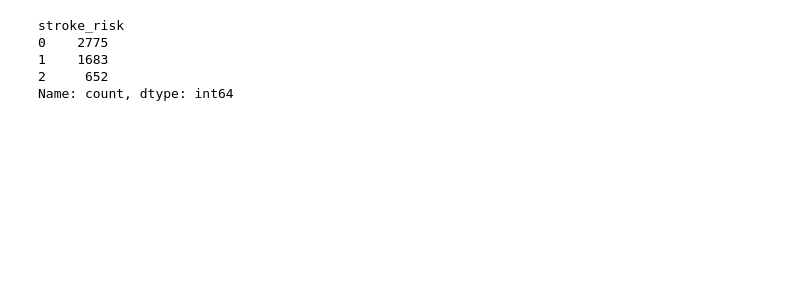
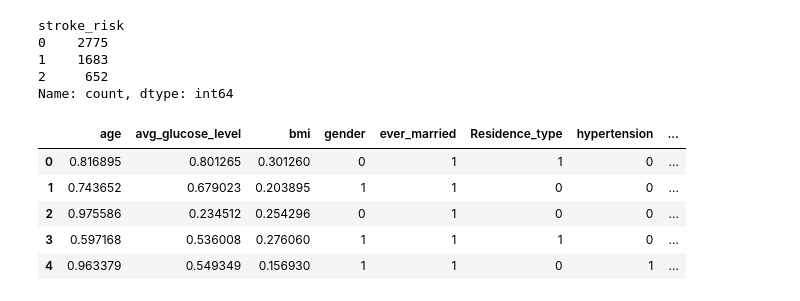
Before and after one commit to ZainAlabidinShbani/ParetoFuzzy-ClinicalRisk, a Jupyter notebook: notebooks/02_feature_analysis.ipynb, the cells around one changed output. Saved outputs shown, nothing was run; the diff lists cells and outputs as text; code cells hidden in the pictures; blank space fills up the shorter version.

```diff
--- a/notebooks/02_feature_analysis.ipynb
+++ b/notebooks/02_feature_analysis.ipynb
@@ -171,0 +207,9 @@ data.to_pickle('../data/processed/healthcare_processed.pkl')
+# %%
+fuzzy_data.head()
+# %% [output]
+|  | age | avg_glucose_level | bmi | gender | ever_married | Residence_type | hypertension | ... |
+| 0 | 0.816895 | 0.801265 | 0.301260 | 0 | 1 | 1 | 0 | ... |
+| 1 | 0.743652 | 0.679023 | 0.203895 | 1 | 1 | 0 | 0 | ... |
+| 2 | 0.975586 | 0.234512 | 0.254296 | 0 | 1 | 0 | 0 | ... |
+| 3 | 0.597168 | 0.536008 | 0.276060 | 1 | 1 | 1 | 0 | ... |
+| 4 | 0.963379 | 0.549349 | 0.156930 | 1 | 1 | 0 | 1 | ... |
```
Also changed, not shown: parts of 10 cells of this notebook, 9 other files.
